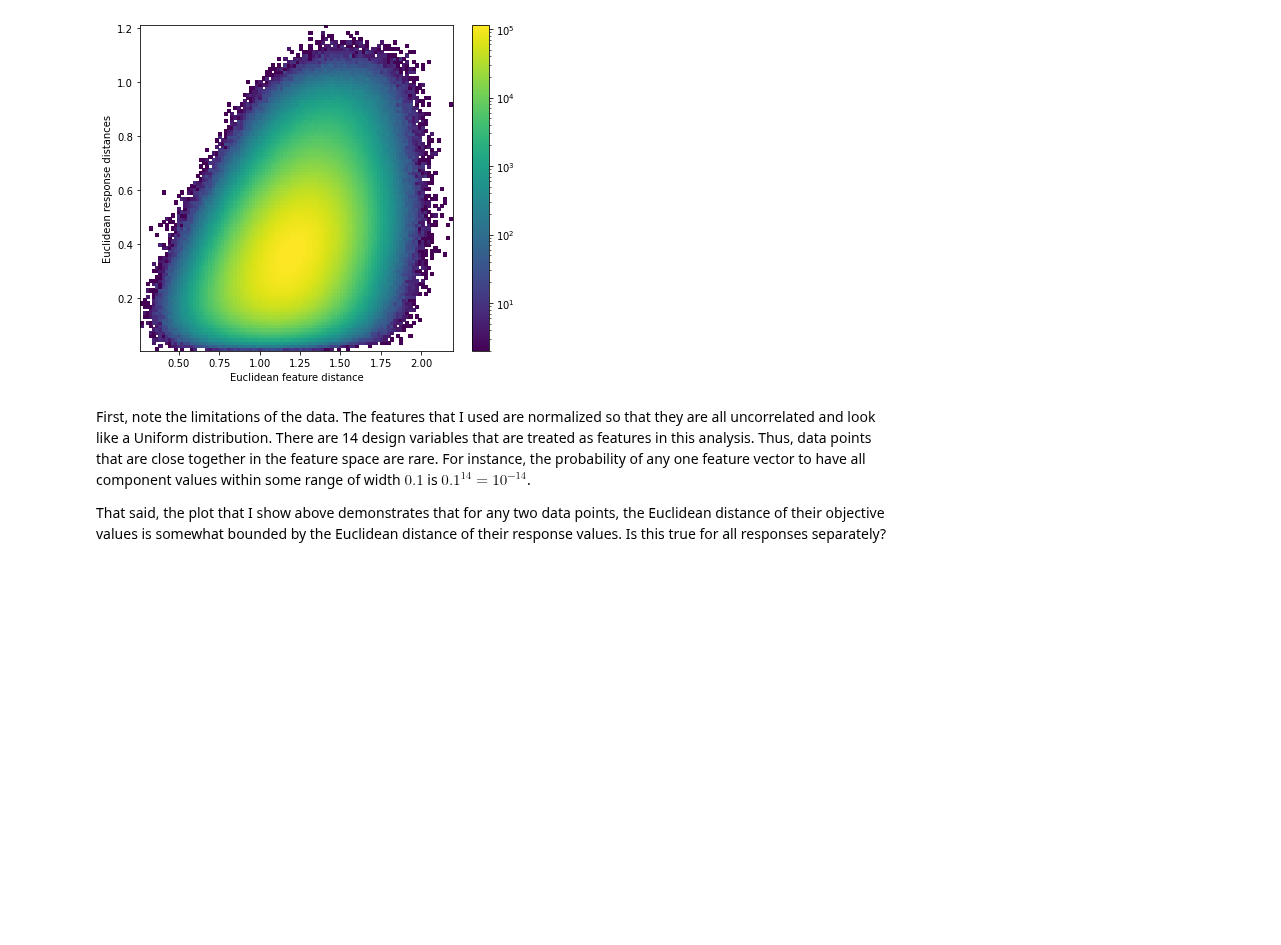
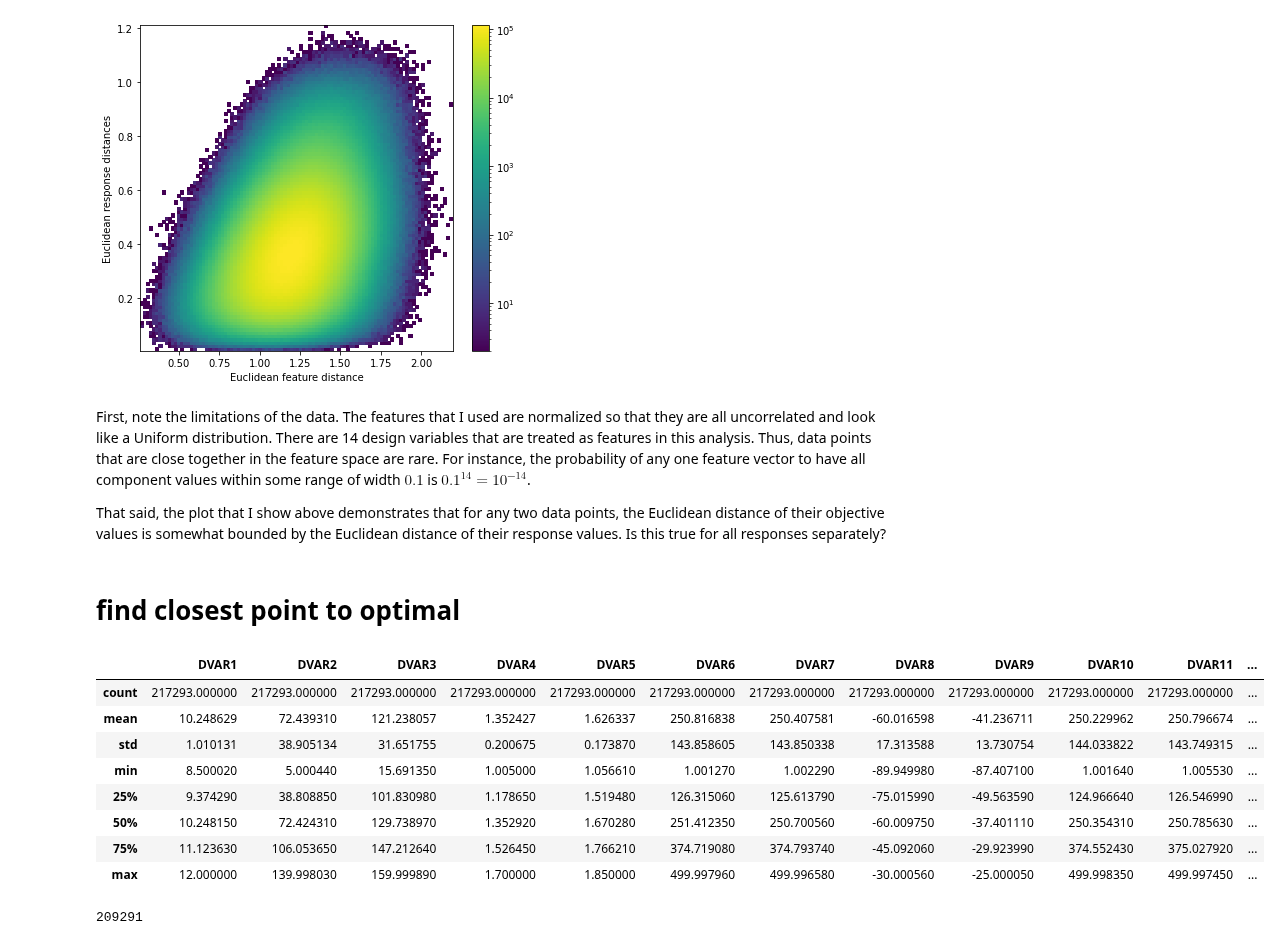
Before and after one commit to joshvillarreal/rfq-nn, a Jupyter notebook: notebooks/EDA.ipynb, the cells around one changed output. Drawn from its saved outputs; the diff is of its cells as text; code cells hidden in the pictures; blank space fills up the shorter version.

```diff
--- a/notebooks/EDA.ipynb
+++ b/notebooks/EDA.ipynb
@@ -334,3 +334,5 @@ plt.show()
 First, note the limitations of the data. The features that I used are normalized so that they are all uncorrelated and look like a Uniform distribution. There are 14 design variables that are treated as features in this analysis. Thus, data points that are close together in the feature space are rare. For instance, the probability of any one feature vector to have all component values within some range of width $0.1$ is $0.1^{14} = 10^{-14}$.
 
 That said, the plot that I show above demonstrates that for any two data points, the Euclidean distance of their objective values is somewhat bounded by the Euclidean distance of their response values. Is this true for all responses separately?
+# %% [markdown]
+# find closest point to optimal
@@ -336,0 +356,12 @@ That said, the plot that I show above demonstrates that for any two data points,
+# %%
+x_df.describe()
+# %% [output]
+|  | DVAR1 | DVAR2 | DVAR3 | DVAR4 | DVAR5 | DVAR6 | DVAR7 | DVAR8 | DVAR9 | DVAR10 | DVAR11 | ... |
+| count | 217293.000000 | 217293.000000 | 217293.000000 | 217293.000000 | 217293.000000 | 217293.000000 | 217293.000000 | 217293.000000 | 217293.000000 | 217293.000000 | 217293.000000 | ... |
+| mean | 10.248629 | 72.439310 | 121.238057 | 1.352427 | 1.626337 | 250.816838 | 250.407581 | -60.016598 | -41.236711 | 250.229962 | 250.796674 | ... |
+| std | 1.010131 | 38.905134 | 31.651755 | 0.200675 | 0.173870 | 143.858605 | 143.850338 | 17.313588 | 13.730754 | 144.033822 | 143.749315 | ... |
+| min | 8.500020 | 5.000440 | 15.691350 | 1.005000 | 1.056610 | 1.001270 | 1.002290 | -89.949980 | -87.407100 | 1.001640 | 1.005530 | ... |
+| 25% | 9.374290 | 38.808850 | 101.830980 | 1.178650 | 1.519480 | 126.315060 | 125.613790 | -75.015990 | -49.563590 | 124.966640 | 126.546990 | ... |
+| 50% | 10.248150 | 72.424310 | 129.738970 | 1.352920 | 1.670280 | 251.412350 | 250.700560 | -60.009750 | -37.401110 | 250.354310 | 250.785630 | ... |
+| 75% | 11.123630 | 106.053650 | 147.212640 | 1.526450 | 1.766210 | 374.719080 | 374.793740 | -45.092060 | -29.923990 | 374.552430 | 375.027920 | ... |
+| max | 12.000000 | 139.998030 | 159.999890 | 1.700000 | 1.850000 | 499.997960 | 499.996580 | -30.000560 | -25.000050 | 499.998350 | 499.997450 | ... |
@@ -336,0 +370,4 @@ That said, the plot that I show above demonstrates that for any two data points,
+# %%
+res.argmin()
+# %% [output]
+209291
```
Also changed, not shown: parts of 5 cells of this notebook, 14 other files.
